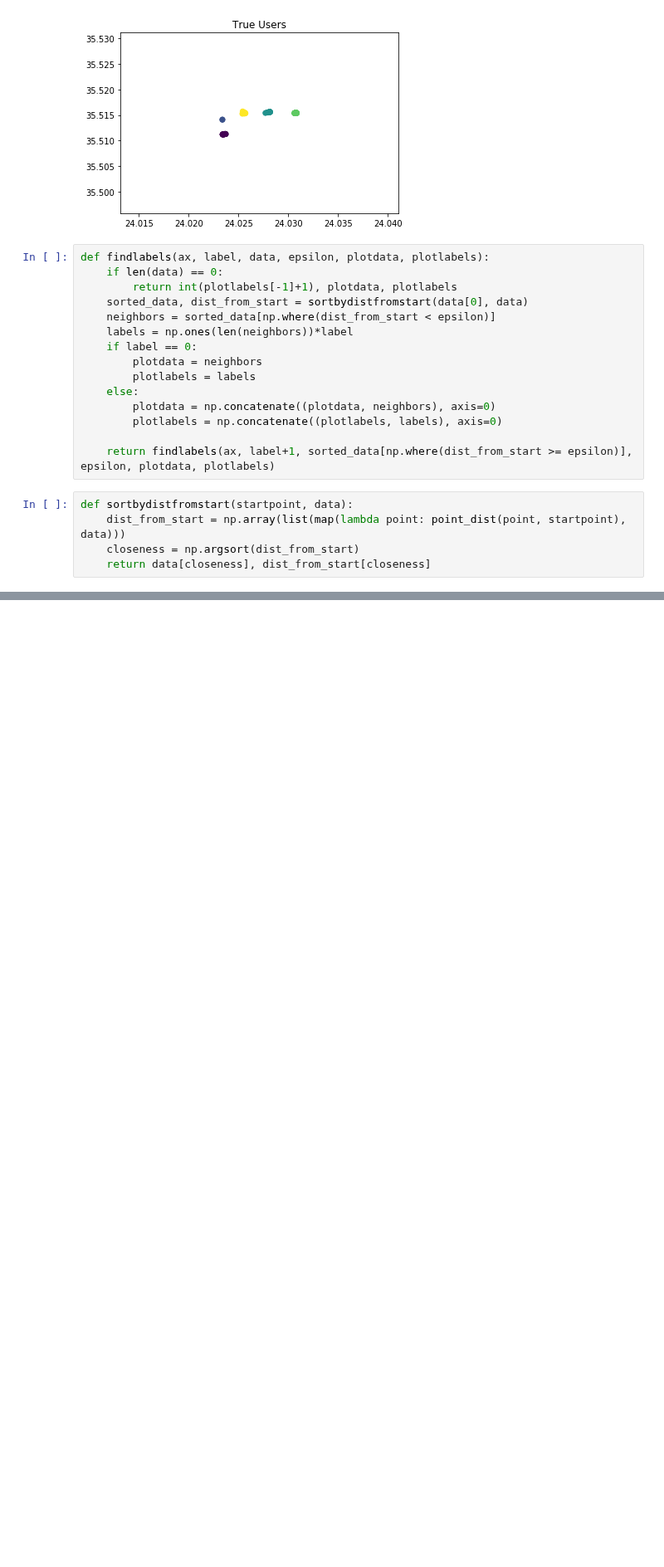
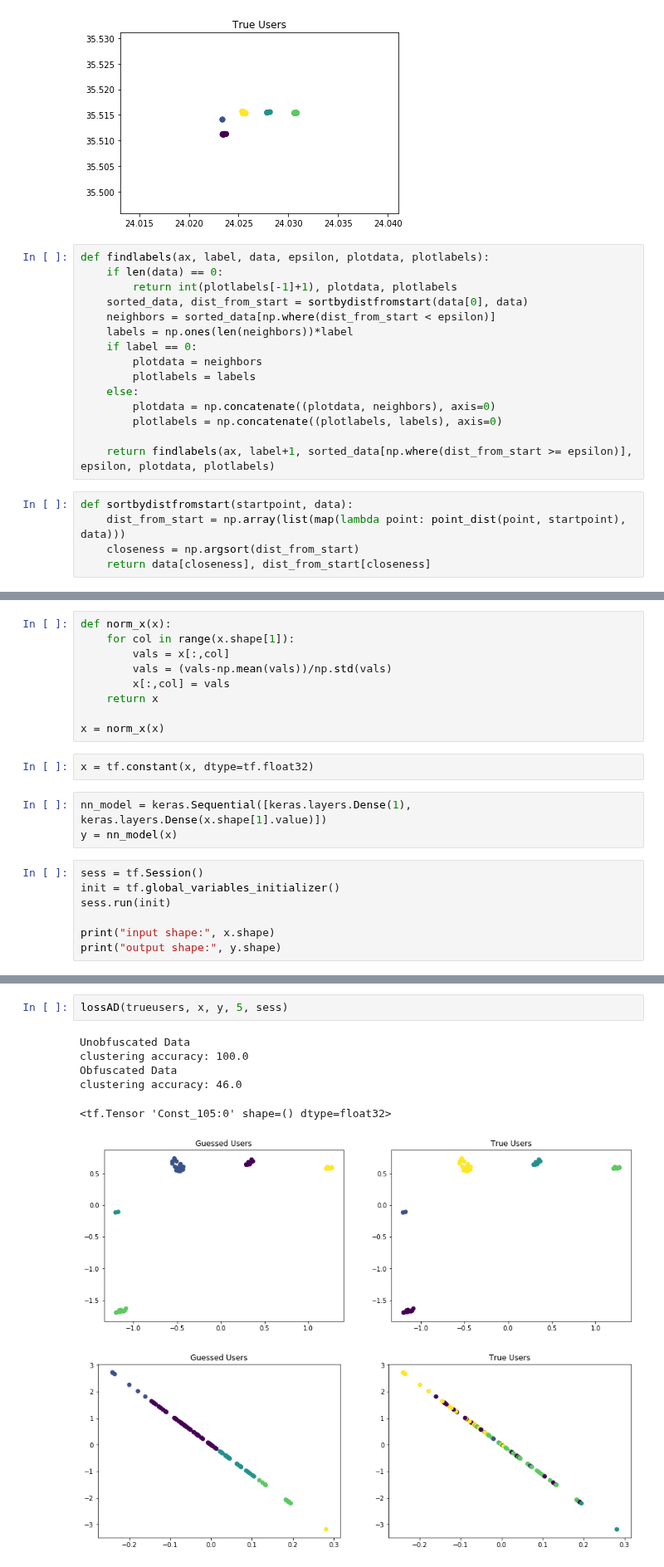
Before and after one commit to lillyclark/privacy-utility, a Jupyter notebook: ChaniaDataset.ipynb, the cells around one changed output, grey strips where cells are left out. Shown at 83% size. Cells and saved outputs as stored; diff of their text form; blank space fills up the shorter version.

```diff
--- a/ChaniaDataset.ipynb
+++ b/ChaniaDataset.ipynb
@@ -411,0 +467,21 @@ cluster(0, d[-1], t_data, 5)
+# %%
+def norm_x(x):
+    for col in range(x.shape[1]):
+        vals = x[:,col]
+        vals = (vals-np.mean(vals))/np.std(vals)
+        x[:,col] = vals
+    return x
+
+x = norm_x(x)
+# %%
+x = tf.constant(x, dtype=tf.float32)
+# %%
+nn_model = keras.Sequential([keras.layers.Dense(1), keras.layers.Dense(x.shape[1].value)])
+y = nn_model(x)
+# %%
+sess = tf.Session()
+init = tf.global_variables_initializer()
+sess.run(init)
+
+print("input shape:", x.shape)
+print("output shape:", y.shape)
@@ -411,0 +562,10 @@ cluster(0, d[-1], t_data, 5)
+# %%
+lossAD(trueusers, x, y, 5, sess)
+# %% [output]
+Unobfuscated Data
+clustering accuracy: 100.0
+Obfuscated Data
+clustering accuracy: 46.0
+<tf.Tensor 'Const_105:0' shape=() dtype=float32>
+[figure, added]
+[figure, added]
```
Also changed, not shown: parts of 26 cells of this notebook, 1 other file.
